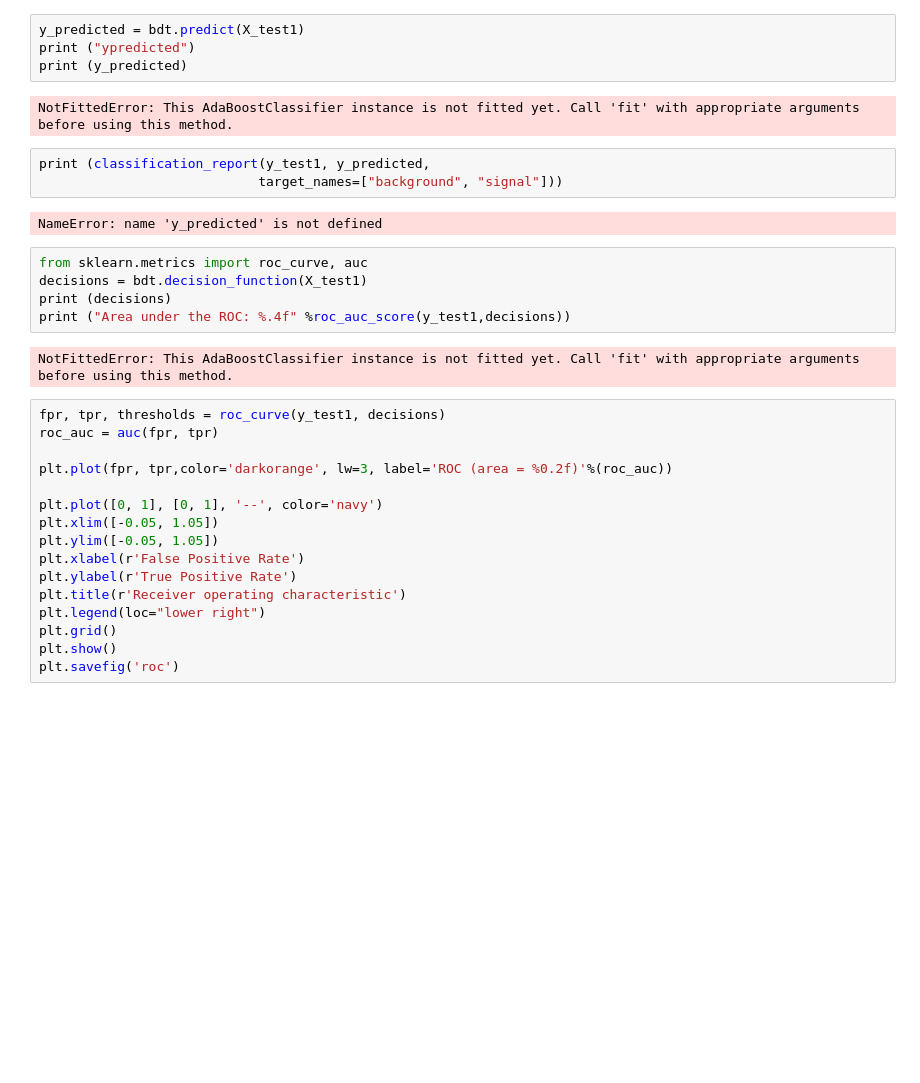
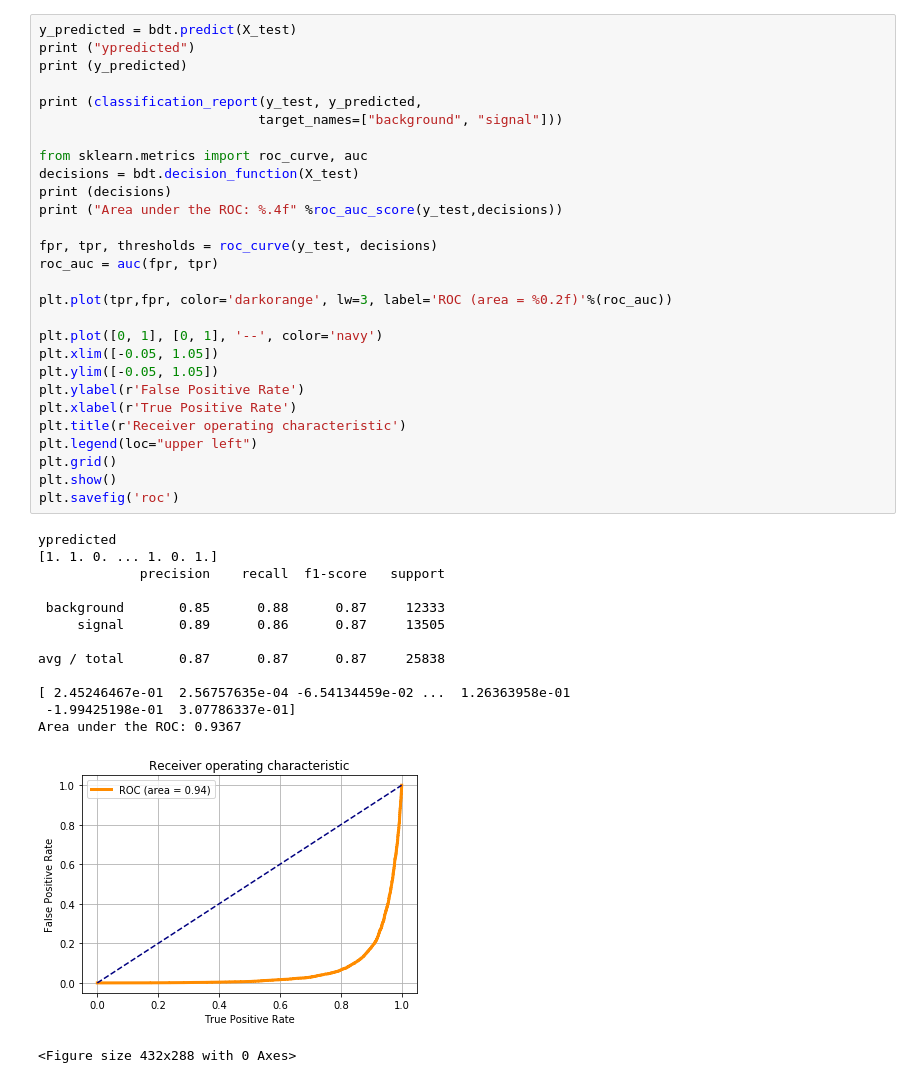
Before and after one commit to ramankhurana/MonoH, a Jupyter notebook: MonoHbb/DoubleBTagger/CA15DoubleBJetTagger.ipynb, the cells around one changed output. Drawn from its saved outputs; the diff is of its cells as text; blank space fills up the shorter version.

Commit message:
changed variable name and added BDT ouput

```diff
--- a/MonoHbb/DoubleBTagger/CA15DoubleBJetTagger.ipynb
+++ b/MonoHbb/DoubleBTagger/CA15DoubleBJetTagger.ipynb
@@ -156,34 +147,43 @@ ValueError: setting an array element with a sequence.
-# %%
-y_predicted = bdt.predict(X_test1)
-print ("ypredicted")
-print (y_predicted)
-# %% [output]
-NotFittedError: This AdaBoostClassifier instance is not fitted yet. Call 'fit' with appropriate arguments before using this method.
-# %%
-print (classification_report(y_test1, y_predicted,
-                            target_names=["background", "signal"]))
-# %% [output]
-NameError: name 'y_predicted' is not defined
-# %%
-from sklearn.metrics import roc_curve, auc
-decisions = bdt.decision_function(X_test1)
-print (decisions)
-print ("Area under the ROC: %.4f" %roc_auc_score(y_test1,decisions))
-# %% [output]
-NotFittedError: This AdaBoostClassifier instance is not fitted yet. Call 'fit' with appropriate arguments before using this method.
 # %%
-fpr, tpr, thresholds = roc_curve(y_test1, decisions)
+y_predicted = bdt.predict(X_test)
+print ("ypredicted")
+print (y_predicted)
+
+print (classification_report(y_test, y_predicted,
+                            target_names=["background", "signal"]))
+
+from sklearn.metrics import roc_curve, auc
+decisions = bdt.decision_function(X_test)
+print (decisions)
+print ("Area under the ROC: %.4f" %roc_auc_score(y_test,decisions))
+
+fpr, tpr, thresholds = roc_curve(y_test, decisions)
 roc_auc = auc(fpr, tpr)
 
-plt.plot(fpr, tpr,color='darkorange', lw=3, label='ROC (area = %0.2f)'%(roc_auc))
+plt.plot(tpr,fpr, color='darkorange', lw=3, label='ROC (area = %0.2f)'%(roc_auc))
 
 plt.plot([0, 1], [0, 1], '--', color='navy')
 plt.xlim([-0.05, 1.05])
 plt.ylim([-0.05, 1.05])
-plt.xlabel(r'False Positive Rate')
-plt.ylabel(r'True Positive Rate')
+plt.ylabel(r'False Positive Rate')
+plt.xlabel(r'True Positive Rate')
 plt.title(r'Receiver operating characteristic')
-plt.legend(loc="lower right")
+plt.legend(loc="upper left")
 plt.grid()
 plt.show()
 plt.savefig('roc')
+# %% [output]
+ypredicted
+[1. 1. 0. ... 1. 0. 1.]
+             precision    recall  f1-score   support
+
+ background       0.85      0.88      0.87     12333
+     signal       0.89      0.86      0.87     13505
+
+avg / total       0.87      0.87      0.87     25838
+
+[ 2.45246467e-01  2.56757635e-04 -6.54134459e-02 ...  1.26363958e-01
+ -1.99425198e-01  3.07786337e-01]
+Area under the ROC: 0.9367
+[figure, added]
+<Figure size 432x288 with 0 Axes>
```
Also changed, not shown: parts of 10 cells of this notebook, 3 other files.
